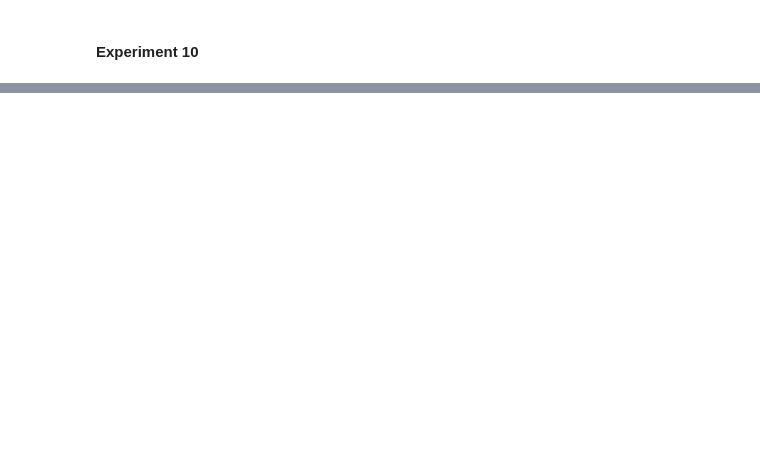
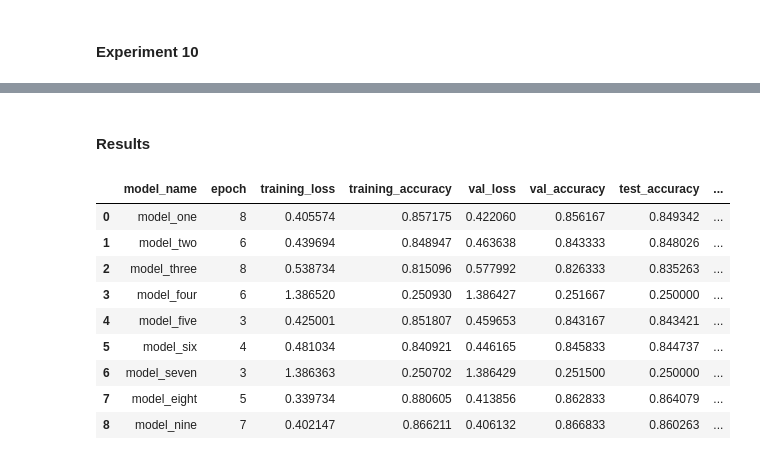
Before and after one commit to hayashady/NU_MSDS, a Jupyter notebook: 458 - Artificial Intelligence & Deep Learning/458.7 - Natural Language Processing: RNN, LTSM, 1D CNN/Assignment3Hayashi.ipynb, the cells around one changed output, grey strips where cells are left out. Drawn from its saved outputs; the diff is of its cells as text; code cells hidden in the pictures; blank space fills up the shorter version.

```diff
--- a/458 - Artificial Intelligence & Deep Learning/458.7 - Natural Language Processing: RNN, LTSM, 1D CNN/Assignment3Hayashi.ipynb
+++ b/458 - Artificial Intelligence & Deep Learning/458.7 - Natural Language Processing: RNN, LTSM, 1D CNN/Assignment3Hayashi.ipynb
@@ -204,0 +479,2 @@ pred_classes = np.argmax(model.predict(int_test_ds), axis=-1)
+# %% [markdown]
+#### Results
@@ -204,0 +511,68 @@ pred_classes = np.argmax(model.predict(int_test_ds), axis=-1)
+# %%
+def create_results_dataframe(model_name,training_history,y_true,y_pred):
+    training_history_df = pd.DataFrame(training_history.history)
+    best_model = training_history_df.iloc[-1:,]
+    best_model = best_model.reset_index().rename(columns={'index':'epoch','loss':'training_loss','accuracy':'training_accuracy'})
+
+    best_model['test_accuracy'] = accuracy_score(y_true,y_pred)
+    best_model['precision_micro'] = precision_score(y_true,y_pred,average='micro')
+    best_model['recall_micro'] = recall_score(y_true,y_pred,average='micro')
+    best_model['f1_score_micro'] = f1_score(y_true,y_pred,average='micro')
+
+    best_model['model_name'] = model_name
+
+    results = best_model.iloc[:,[-1,0,1,2,3,4,5,6,7,8]]
+
+    return(results)
+# %%
+experiment_results = pd.DataFrame(columns=['model','epoch','accuracy','loss','precision_micro','recall_micro','f1_score_micro'])
+
+experiment_1_results = create_results_dataframe('model_one',history_one,y_test,pred_one)
+experiment_2_results = create_results_dataframe('model_two',history_two,y_test,pred_two)
+experiment_3_results = create_results_dataframe('model_three',history_three,y_test,pred_three)
+experiment_4_results = create_results_dataframe('model_four',history_four,y_test,pred_four)
+experiment_5_results = create_results_dataframe('model_five',history_five,y_test,pred_five)
+experiment_6_results = create_results_dataframe('model_six',history_six,y_test,pred_six)
+experiment_7_results = create_results_dataframe('model_seven',history_seven,y_test,pred_seven)
+experiment_8_results = create_results_dataframe('model_eight',history_eight,y_test,pred_eight)
+experiment_9_results = create_results_dataframe('model_nine',history_nine,y_test,pred_nine)
+#experiment_9_results = create_results_dataframe('model_ten',history_ten,y_test,pred_ten)
+
+experiment_results = pd.concat([
+    experiment_1_results,
+    experiment_2_results,
+    experiment_3_results,
+    experiment_4_results,
+    experiment_5_results,
+    experiment_6_results,
+    experiment_7_results,
+    experiment_8_results,
+    experiment_9_results,
+    #experiment_10_results,
+    ]).reset_index(drop=True)
+
+experiment_results['training_time'] = [
+    '3:42',
+    '4:58',
+    '13:21',
+    '18:20',
+    '13:59',
+    '18:10',
+    '16:55',
+    '27:54',
+    '37:27',
+    #''
+]
+
+experiment_results
+# %% [output]
+|  | model_name | epoch | training_loss | training_accuracy | val_loss | val_accuracy | test_accuracy | ... |
+| 0 | model_one | 8 | 0.405574 | 0.857175 | 0.422060 | 0.856167 | 0.849342 | ... |
+| 1 | model_two | 6 | 0.439694 | 0.848947 | 0.463638 | 0.843333 | 0.848026 | ... |
+| 2 | model_three | 8 | 0.538734 | 0.815096 | 0.577992 | 0.826333 | 0.835263 | ... |
+| 3 | model_four | 6 | 1.386520 | 0.250930 | 1.386427 | 0.251667 | 0.250000 | ... |
+| 4 | model_five | 3 | 0.425001 | 0.851807 | 0.459653 | 0.843167 | 0.843421 | ... |
+| 5 | model_six | 4 | 0.481034 | 0.840921 | 0.446165 | 0.845833 | 0.844737 | ... |
+| 6 | model_seven | 3 | 1.386363 | 0.250702 | 1.386429 | 0.251500 | 0.250000 | ... |
+| 7 | model_eight | 5 | 0.339734 | 0.880605 | 0.413856 | 0.862833 | 0.864079 | ... |
+| 8 | model_nine | 7 | 0.402147 | 0.866211 | 0.406132 | 0.866833 | 0.860263 | ... |
```
Also changed, not shown: parts of 21 cells of this notebook, 13 other files.
